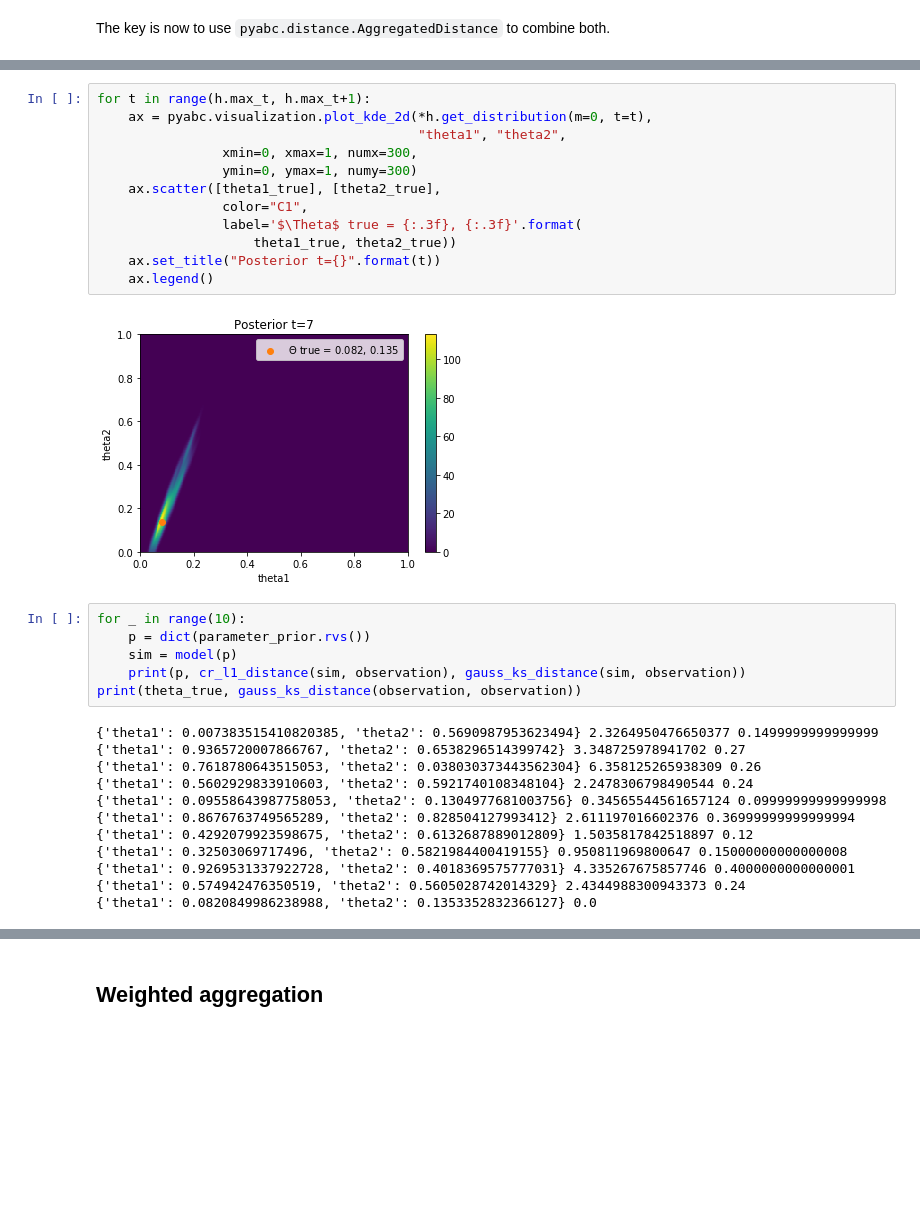
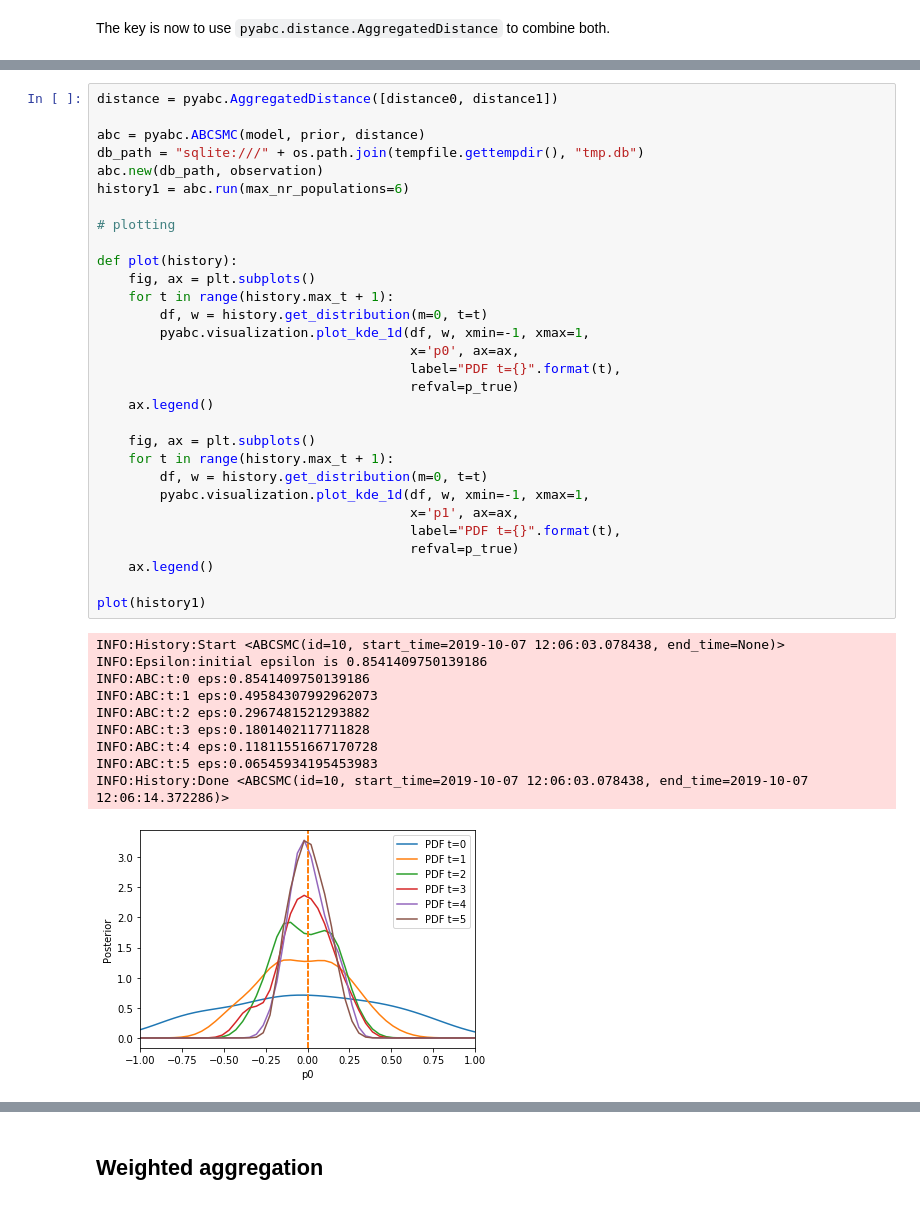
Before and after one commit to ICB-DCM/pyABC, a Jupyter notebook: doc/examples/aggregated_distances.ipynb, the cells around one changed output, grey strips where cells are left out. Saved outputs shown, nothing was run; the diff lists cells and outputs as text; blank space fills up the shorter version.

```diff
--- a/doc/examples/aggregated_distances.ipynb
+++ b/doc/examples/aggregated_distances.ipynb
@@ -99,32 +38,41 @@ INFO:History:Done <ABCSMC(id=77, start_time=2019-09-28 20:38:27.635817, end_time
-# %%
-for t in range(h.max_t, h.max_t+1):
-    ax = pyabc.visualization.plot_kde_2d(*h.get_distribution(m=0, t=t),
-                                         "theta1", "theta2",
-                xmin=0, xmax=1, numx=300,
-                ymin=0, ymax=1, numy=300)
-    ax.scatter([theta1_true], [theta2_true],
-                color="C1",
-                label='$\Theta$ true = {:.3f}, {:.3f}'.format(
-                    theta1_true, theta2_true))
-    ax.set_title("Posterior t={}".format(t))
-    ax.legend()
-# %% [output]
-[figure, removed]
-# %%
-for _ in range(10):
-    p = dict(parameter_prior.rvs())
-    sim = model(p)
-    print(p, cr_l1_distance(sim, observation), gauss_ks_distance(sim, observation))
-print(theta_true, gauss_ks_distance(observation, observation))
-# %% [output]
-{'theta1': 0.007383515410820385, 'theta2': 0.5690987953623494} 2.3264950476650377 0.1499999999999999
-{'theta1': 0.9365720007866767, 'theta2': 0.6538296514399742} 3.348725978941702 0.27
-{'theta1': 0.7618780643515053, 'theta2': 0.038030373443562304} 6.358125265938309 0.26
-{'theta1': 0.5602929833910603, 'theta2': 0.5921740108348104} 2.2478306798490544 0.24
-{'theta1': 0.09558643987758053, 'theta2': 0.1304977681003756} 0.34565544561657124 0.09999999999999998
-{'theta1': 0.8676763749565289, 'theta2': 0.828504127993412} 2.611197016602376 0.36999999999999994
-{'theta1': 0.4292079923598675, 'theta2': 0.6132687889012809} 1.5035817842518897 0.12
-{'theta1': 0.32503069717496, 'theta2': 0.5821984400419155} 0.950811969800647 0.15000000000000008
-{'theta1': 0.9269531337922728, 'theta2': 0.4018369575777031} 4.335267675857746 0.4000000000000001
-{'theta1': 0.574942476350519, 'theta2': 0.5605028742014329} 2.4344988300943373 0.24
-{'theta1': 0.0820849986238988, 'theta2': 0.1353352832366127} 0.0
+# %%
+distance = pyabc.AggregatedDistance([distance0, distance1])
+
+abc = pyabc.ABCSMC(model, prior, distance)
+db_path = "sqlite:///" + os.path.join(tempfile.gettempdir(), "tmp.db")
+abc.new(db_path, observation)
+history1 = abc.run(max_nr_populations=6)
+
+# plotting
+
+def plot(history):
+    fig, ax = plt.subplots()
+    for t in range(history.max_t + 1):
+        df, w = history.get_distribution(m=0, t=t)
+        pyabc.visualization.plot_kde_1d(df, w, xmin=-1, xmax=1,
+                                        x='p0', ax=ax,
+                                        label="PDF t={}".format(t),
+                                        refval=p_true)
+    ax.legend()
+
+    fig, ax = plt.subplots()
+    for t in range(history.max_t + 1):
+        df, w = history.get_distribution(m=0, t=t)
+        pyabc.visualization.plot_kde_1d(df, w, xmin=-1, xmax=1,
+                                        x='p1', ax=ax,
+                                        label="PDF t={}".format(t),
+                                        refval=p_true)
+    ax.legend()
+
+plot(history1)
+# %% [output]
+INFO:History:Start <ABCSMC(id=10, start_time=2019-10-07 12:06:03.078438, end_time=None)>
+INFO:Epsilon:initial epsilon is 0.8541409750139186
+INFO:ABC:t:0 eps:0.8541409750139186
+INFO:ABC:t:1 eps:0.49584307992962073
+INFO:ABC:t:2 eps:0.2967481521293882
+INFO:ABC:t:3 eps:0.1801402117711828
+INFO:ABC:t:4 eps:0.11811551667170728
+INFO:ABC:t:5 eps:0.06545934195453983
+INFO:History:Done <ABCSMC(id=10, start_time=2019-10-07 12:06:03.078438, end_time=2019-10-07 12:06:14.372286)>
+[figure, added]
```
Also changed, not shown: parts of 15 cells of this notebook, 1 other file.
